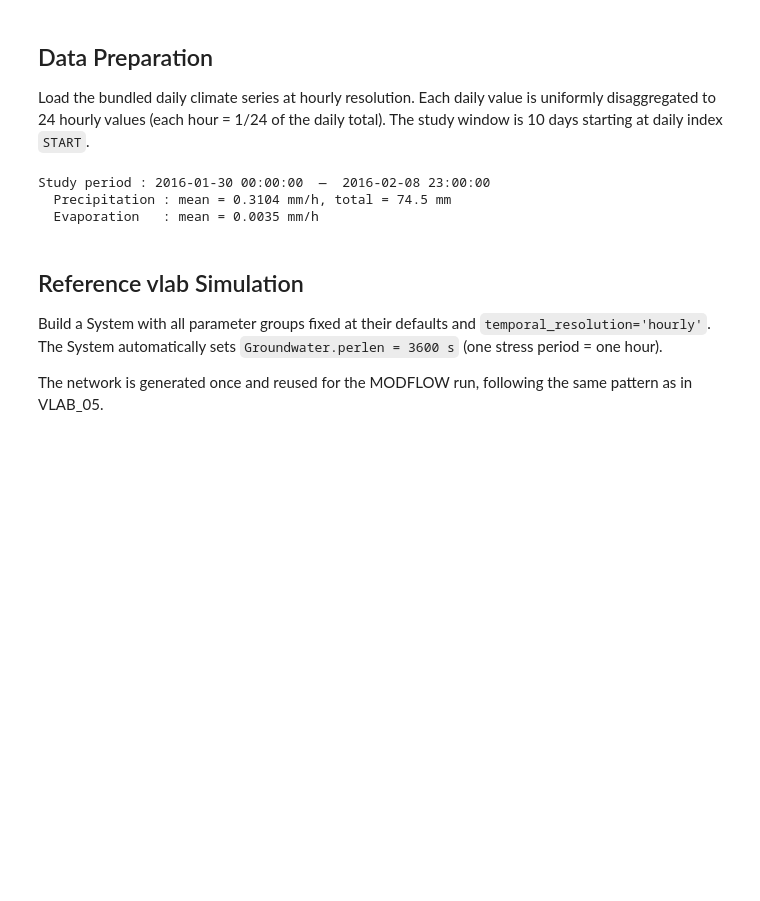
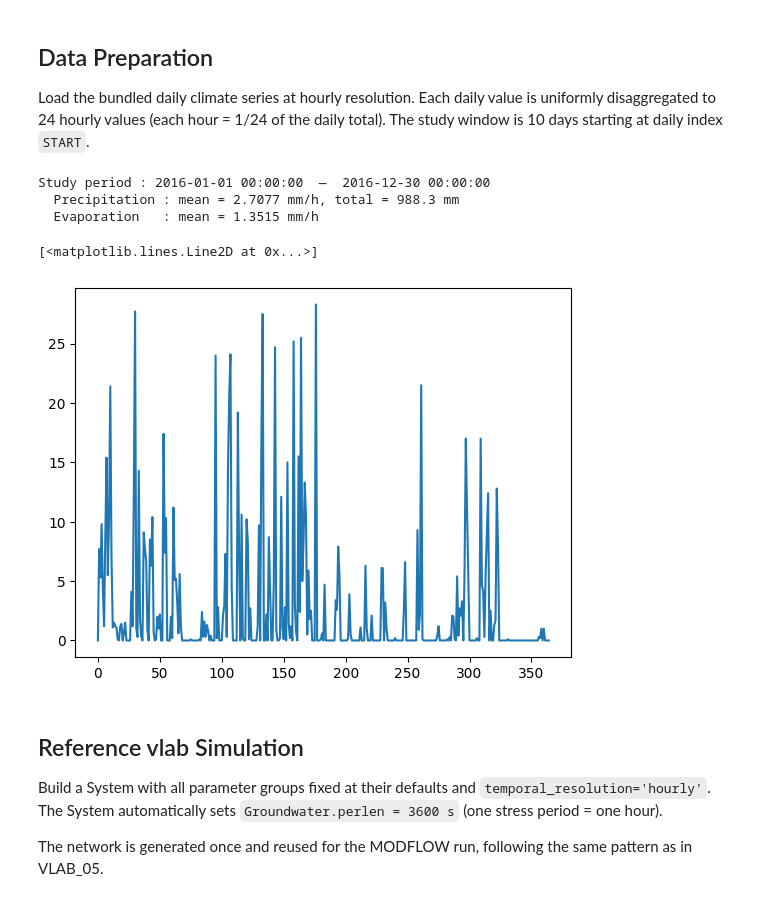
Before and after one commit to iGW-TU-Dresden/CFPy, a Jupyter notebook: vlab/examples/VLAB_06.ipynb, the cells around one changed output. Drawn from its saved outputs; the diff is of its cells as text; code cells hidden in the pictures; blank space fills up the shorter version.

```diff
--- a/vlab/examples/VLAB_06.ipynb
+++ b/vlab/examples/VLAB_06.ipynb
@@ -36,12 +36,15 @@ from pathlib import Path
 # %% [markdown]
 ## Configuration
 # %%
-N_DAYS         = 10 # 18 # 10           # 10-day study window at hourly resolution
-N_HOURS        = N_DAYS * 24  # 240 hourly stress periods
-START          = 29 # 8 # 104          # starting index in the daily climate data
-NSTP           = 1            # 1 internal time step per MODFLOW stress period
-N_WARMUP_TILES = 5            # how many times to tile the forcing for warmup
-                              # (matches vlab.Epikarst n_tiles default)
+RESOLUTION = "daily" # overall temporal resolution
+
+N_STEPS = 365 # study window length, depends on resolution
+START = 0 # starting index in the daily climate data
+NSTP = 1 # 1 internal time step per MODFLOW stress period
+N_WARMUP_TILES = 5 # how many times to tile the forcing for warmup (matches vlab.Epikarst n_tiles default)
+
+# step 0 is the steady-state period, so we start with 1 here
+time_steps  = np.arange(1, N_STEPS + 1)
 
 WORKING_DIR = Path.cwd() / "runs"
 WORKING_DIR.mkdir(exist_ok=True)
@@ -78,25 +54,26 @@ WORKING_DIR.mkdir(exist_ok=True)
 Load the bundled daily climate series at hourly resolution. Each daily value is
 uniformly disaggregated to 24 hourly values (each hour = 1/24 of the daily total).
 The study window is 10 days starting at daily index `START`.
-# %%
-data_full = vlab.Data.default(temporal_resolution='hourly')
-
-# Convert the daily start index to its hourly equivalent
-start_h = START * 24
-
-data = vlab.Data(
-    data_full.prec.iloc[start_h : start_h + N_HOURS],
-    data_full.evap.iloc[start_h : start_h + N_HOURS],
-)
-
-print(f"Study period : {data.prec.index[0]}  —  {data.prec.index[-1]}")
-print(f"  Precipitation : mean = {data.prec.mean():.4f} mm/h, "
-      f"total = {data.prec.sum():.1f} mm")
-print(f"  Evaporation   : mean = {data.evap.mean():.4f} mm/h")
-# %% [output]
-Study period : 2016-01-30 00:00:00  —  2016-02-08 23:00:00
-  Precipitation : mean = 0.3104 mm/h, total = 74.5 mm
-  Evaporation   : mean = 0.0035 mm/h
+# %%
+data_full = vlab.Data.default(temporal_resolution='daily')
+
+data = vlab.Data(
+    data_full.prec.iloc[START : START + N_STEPS],
+    data_full.evap.iloc[START : START + N_STEPS],
+)
+
+print(f"Study period : {data.prec.index[0]}  —  {data.prec.index[-1]}")
+print(f"  Precipitation : mean = {data.prec.mean():.4f} mm/h, "
+      f"total = {data.prec.sum():.1f} mm")
+print(f"  Evaporation   : mean = {data.evap.mean():.4f} mm/h")
+
+plt.plot(data.prec.values)
+# %% [output]
+Study period : 2016-01-01 00:00:00  —  2016-12-30 00:00:00
+  Precipitation : mean = 2.7077 mm/h, total = 988.3 mm
+  Evaporation   : mean = 1.3515 mm/h
+[<matplotlib.lines.Line2D at 0x...>]
+[figure, added]
 # %% [markdown]
 ## Reference vlab Simulation
 
```
Also changed, not shown: parts of 13 cells of this notebook, 1 other file.
